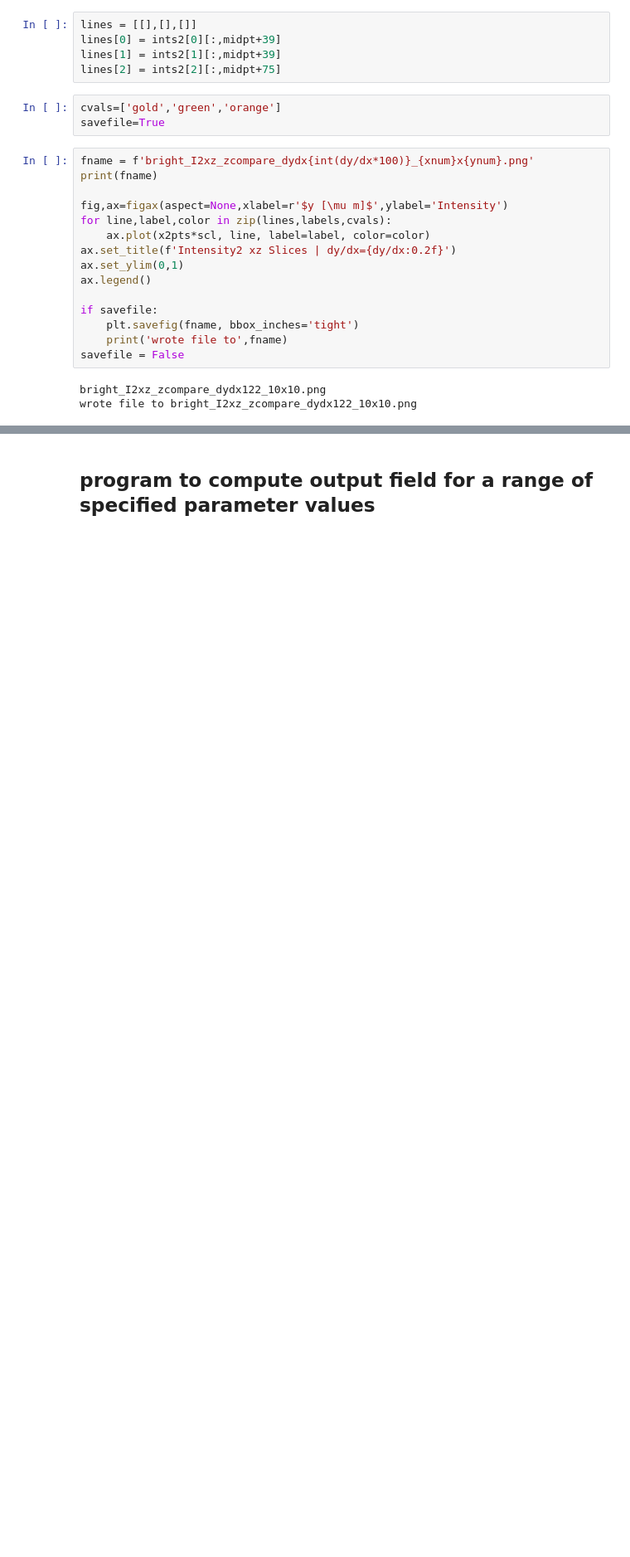
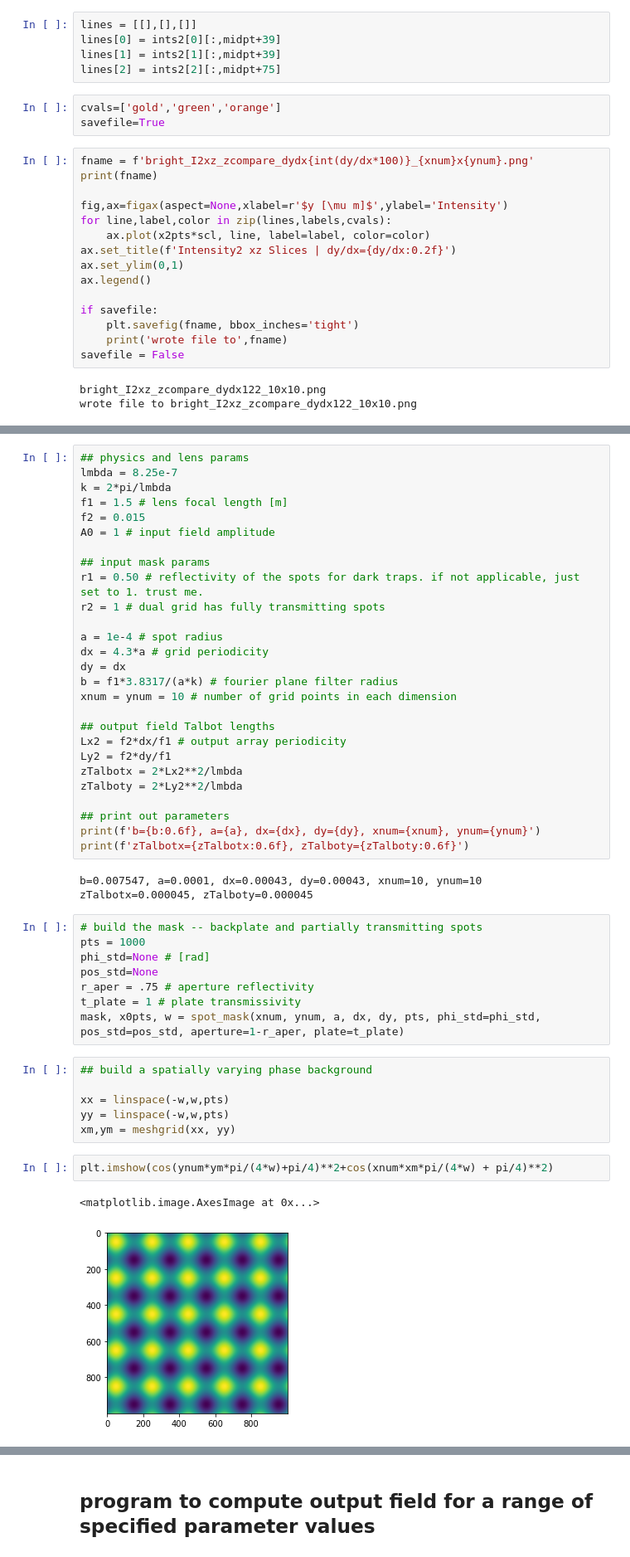
Before and after one commit to prhuft/fourier-optics, a Jupyter notebook: gba/nonuniform_array.ipynb, the cells around one changed output, grey strips where cells are left out. Shown at 83% size. Saved outputs shown, nothing was run; the diff lists cells and outputs as text; blank space fills up the shorter version.

Commit message:
checkerboard phase

```diff
--- a/gba/nonuniform_array.ipynb
+++ b/gba/nonuniform_array.ipynb
@@ -696,0 +699,49 @@ wrote file to bright_I2xz_zcompare_dydx122_10x10.png
+# %%
+## physics and lens params
+lmbda = 8.25e-7
+k = 2*pi/lmbda
+f1 = 1.5 # lens focal length [m]
+f2 = 0.015
+A0 = 1 # input field amplitude
+
+## input mask params
+r1 = 0.50 # reflectivity of the spots for dark traps. if not applicable, just set to 1. trust me.
+r2 = 1 # dual grid has fully transmitting spots
+
+a = 1e-4 # spot radius
+dx = 4.3*a # grid periodicity
+dy = dx
+b = f1*3.8317/(a*k) # fourier plane filter radius
+xnum = ynum = 10 # number of grid points in each dimension
+
+## output field Talbot lengths
+Lx2 = f2*dx/f1 # output array periodicity
+Ly2 = f2*dy/f1
+zTalbotx = 2*Lx2**2/lmbda
+zTalboty = 2*Ly2**2/lmbda
+
+## print out parameters
+print(f'b={b:0.6f}, a={a}, dx={dx}, dy={dy}, xnum={xnum}, ynum={ynum}')
+print(f'zTalbotx={zTalbotx:0.6f}, zTalboty={zTalboty:0.6f}')
+# %% [output]
+b=0.007547, a=0.0001, dx=0.00043, dy=0.00043, xnum=10, ynum=10
+zTalbotx=0.000045, zTalboty=0.000045
+# %%
+# build the mask -- backplate and partially transmitting spots
+pts = 1000
+phi_std=None # [rad]
+pos_std=None
+r_aper = .75 # aperture reflectivity
+t_plate = 1 # plate transmissivity
+mask, x0pts, w = spot_mask(xnum, ynum, a, dx, dy, pts, phi_std=phi_std, pos_std=pos_std, aperture=1-r_aper, plate=t_plate)
+# %%
+## build a spatially varying phase background
+
+xx = linspace(-w,w,pts)
+yy = linspace(-w,w,pts)
+xm,ym = meshgrid(xx, yy)
+# %%
+plt.imshow(cos(ynum*ym*pi/(4*w)+pi/4)**2+cos(xnum*xm*pi/(4*w) + pi/4)**2)
+# %% [output]
+<matplotlib.image.AxesImage at 0x...>
+[figure, added]
```
Also changed, not shown: parts of 10 cells of this notebook.
